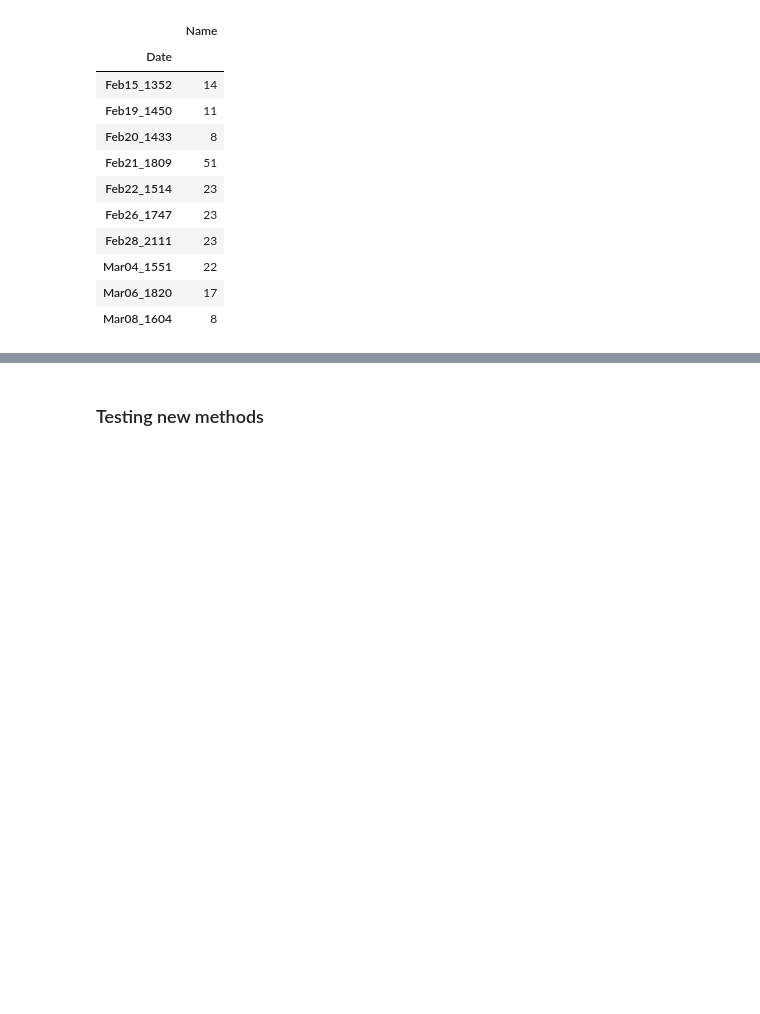
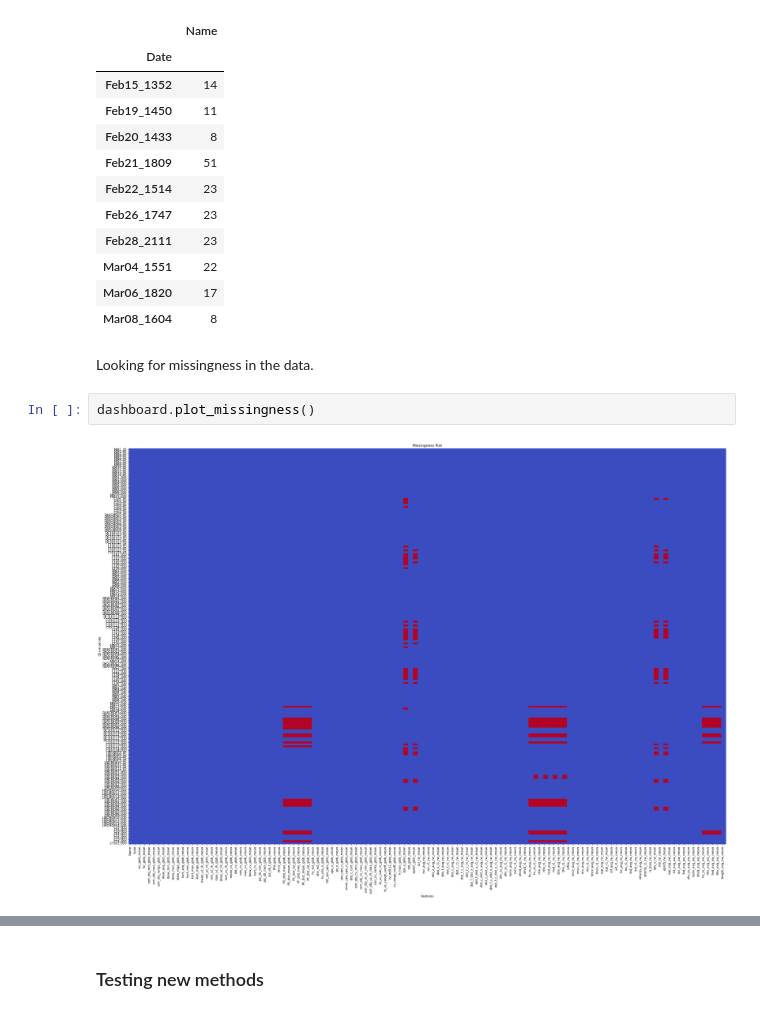
Before and after one commit to richardlovesspaceengineering/rrut_thesis_code, a Jupyter notebook: ISA-CMOP_Python/thesis_notebook.ipynb, the cells around one changed output, grey strips where cells are left out. Drawn from its saved outputs; the diff is of its cells as text; blank space fills up the shorter version.

Commit message:
Added missingness plots to dashboard.

```diff
--- a/ISA-CMOP_Python/thesis_notebook.ipynb
+++ b/ISA-CMOP_Python/thesis_notebook.ipynb
@@ -292,3 +295,9 @@ dashboard.get_landscape_features_df(give_sd=True).groupby("Date").count()[["Name
 | Mar04_1551 | 22 |
 | Mar06_1820 | 17 |
 | Mar08_1604 | 8 |
+# %% [markdown]
+Looking for missingness in the data.
+# %%
+dashboard.plot_missingness()
+# %% [output]
+[figure, added]
```
Also changed, not shown: parts of 7 cells of this notebook, 1 other file.
